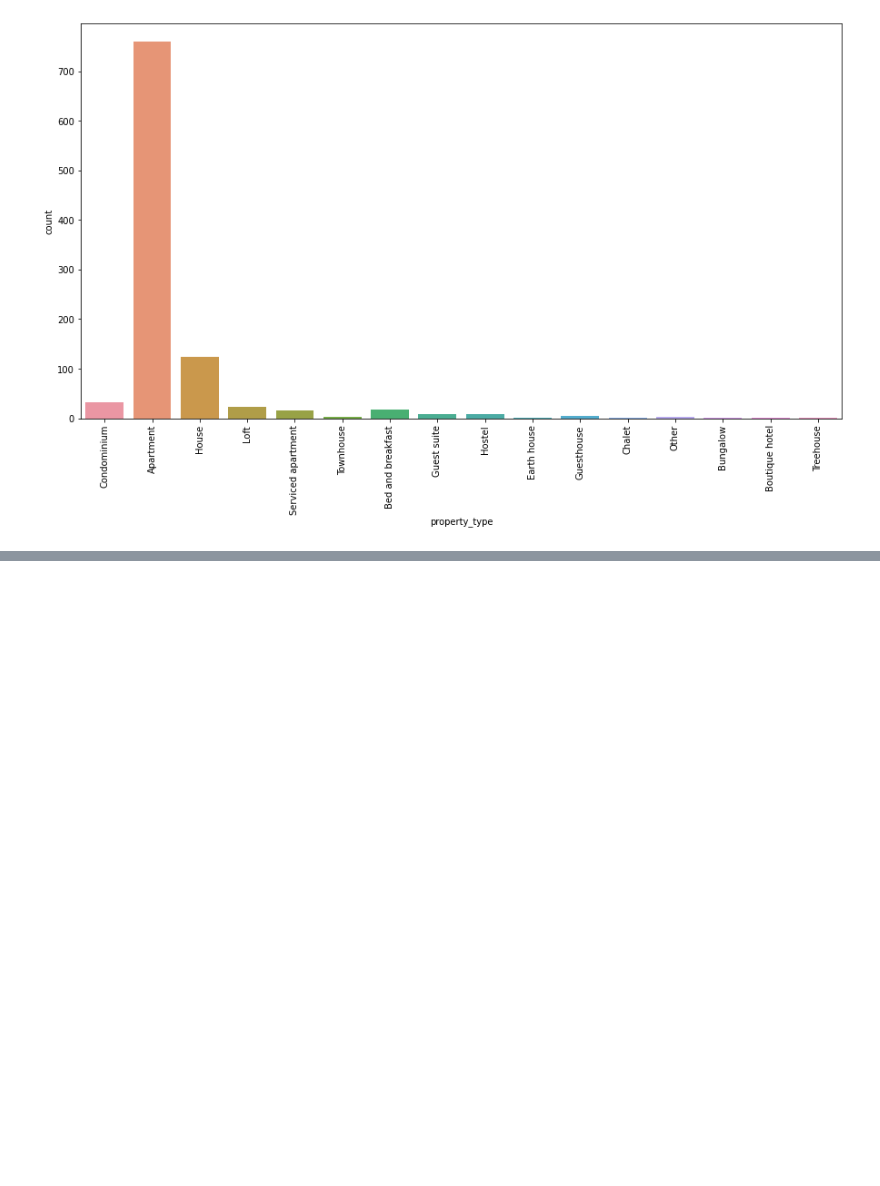
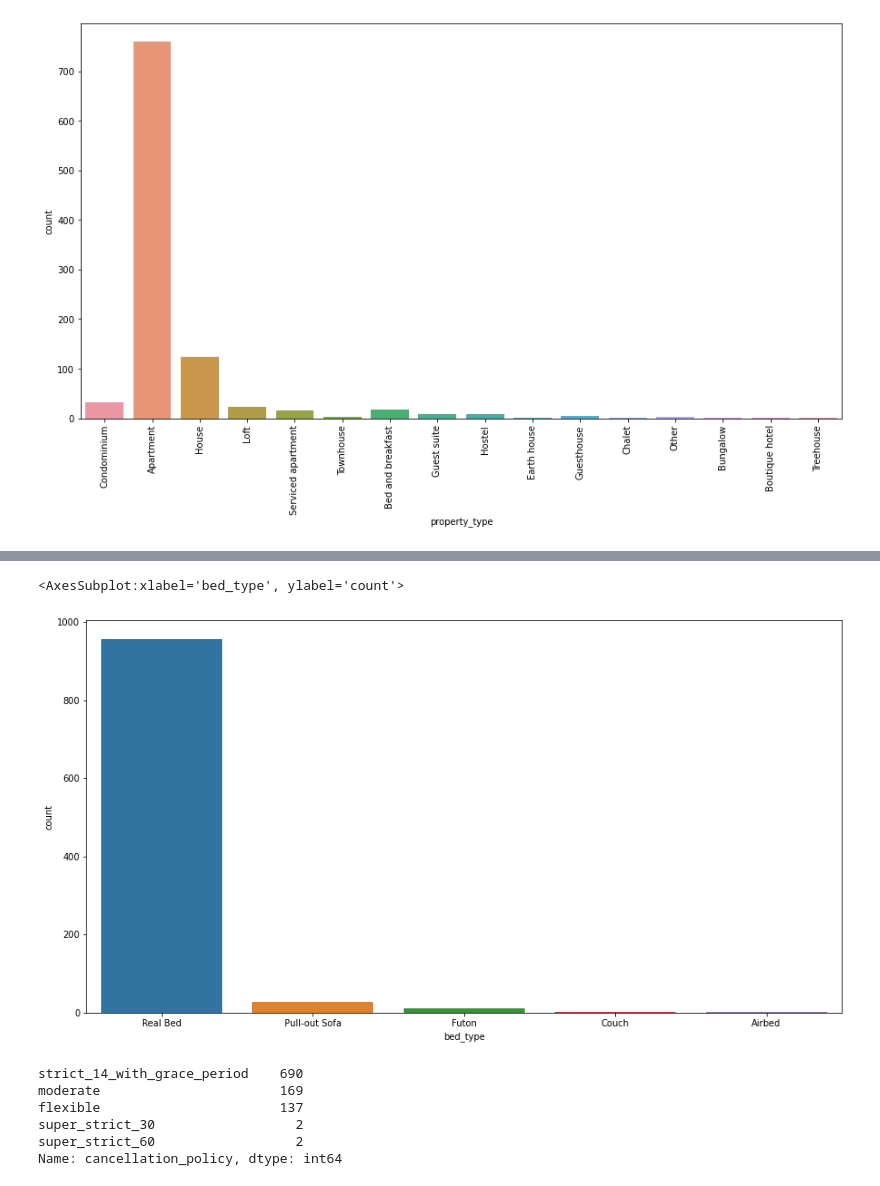
Before and after one commit to diegoSilva93/Data_Science_aplicado_para_o_mercado, a Jupyter notebook: Data_Science_Aplicação__mercado_trabalho.ipynb, the cells around one changed output, grey strips where cells are left out. Saved outputs shown, nothing was run; the diff lists cells and outputs as text; code cells hidden in the pictures; blank space fills up the shorter version.

```diff
--- a/Data_Science_Aplicação__mercado_trabalho.ipynb
+++ b/Data_Science_Aplicação__mercado_trabalho.ipynb
@@ -403,0 +426,15 @@ grafico.tick_params(axis = "x", rotation = 90)
+# %%
+plt.figure(figsize=(15,8))
+sns.countplot("bed_type", data = base_airbnb)
+# %% [output]
+<AxesSubplot:xlabel='bed_type', ylabel='count'>
+[figure, added]
+# %%
+print(base_airbnb["cancellation_policy"].value_counts())
+# %% [output]
+strict_14_with_grace_period    690
+moderate                       169
+flexible                       137
+super_strict_30                  2
+super_strict_60                  2
+Name: cancellation_policy, dtype: int64
```
Also changed, not shown: parts of 14 cells of this notebook.
